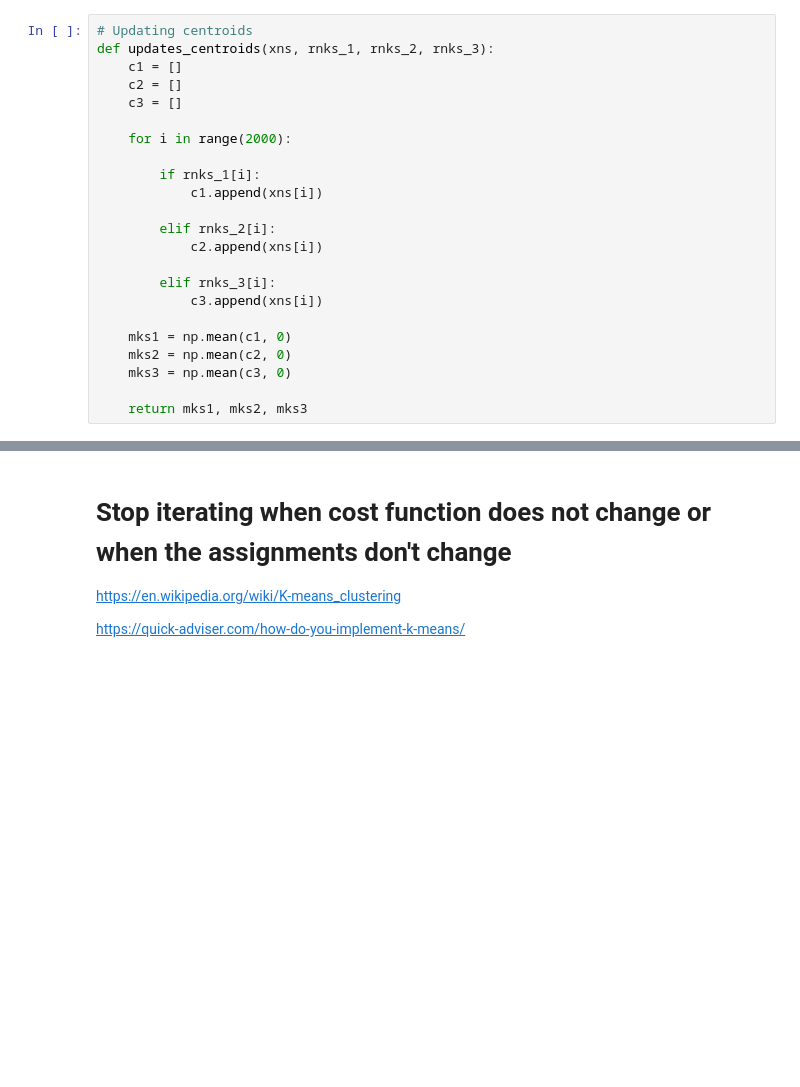
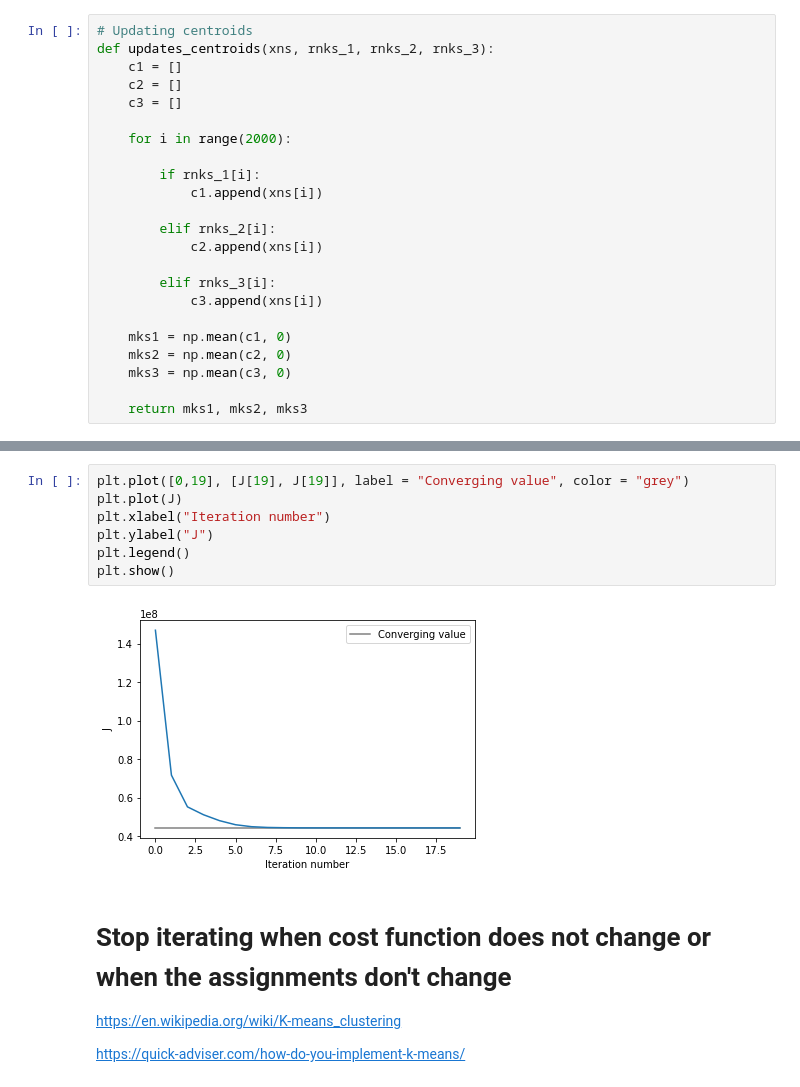
Before and after one commit to SaiAkhilVudattu/Neuro_classes, a Jupyter notebook: signal_processing/HW4/HW4.ipynb, the cells around one changed output, grey strips where cells are left out. Cells and saved outputs as stored; diff of their text form; blank space fills up the shorter version.

```diff
--- a/signal_processing/HW4/HW4.ipynb
+++ b/signal_processing/HW4/HW4.ipynb
@@ -189,3 +323,12 @@ plot_traces(xns, rnks_1, rnks_2, rnks_3, [mks1, mks2, mks3])
+# %%
+plt.plot([0,19], [J[19], J[19]], label = "Converging value", color = "grey")
+plt.plot(J)
+plt.xlabel("Iteration number")
+plt.ylabel("J")
+plt.legend()
+plt.show()
+# %% [output]
+[figure, added]
 # %% [markdown]
 # Stop iterating when cost function does not change or when the assignments don't change
 
```
Also changed, not shown: parts of 26 cells of this notebook, 1 other file.
